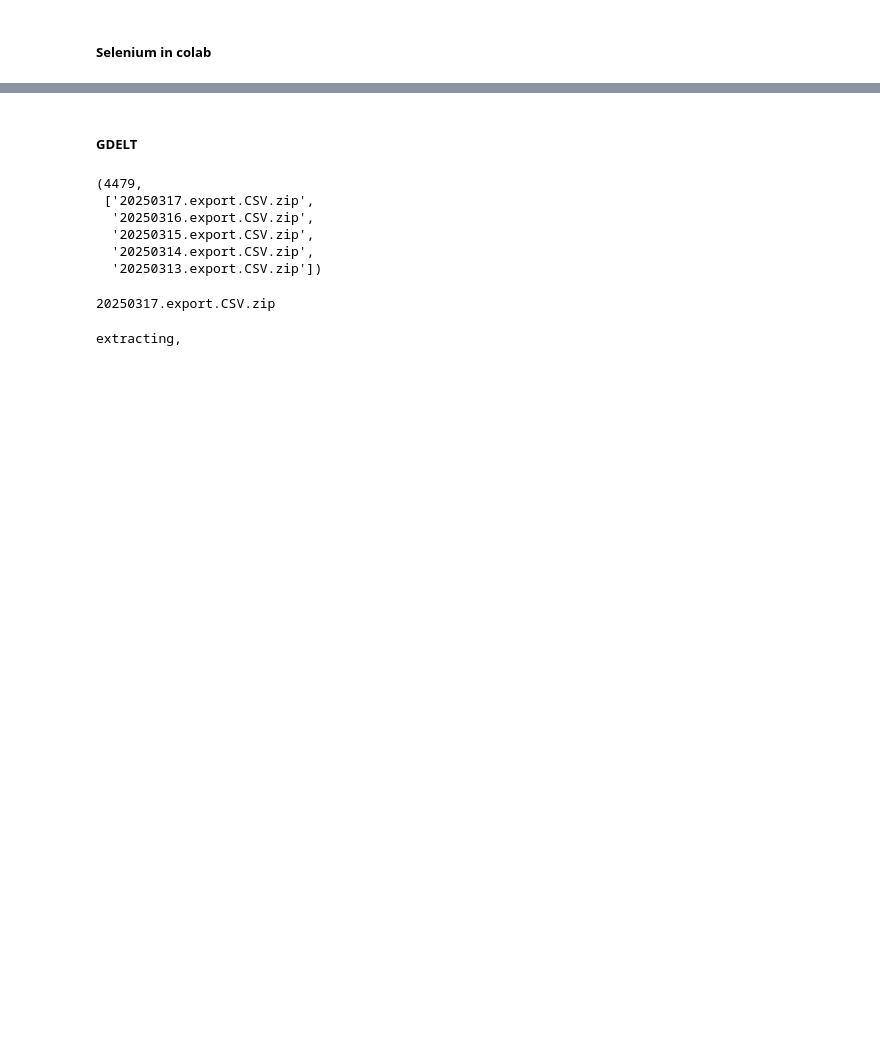
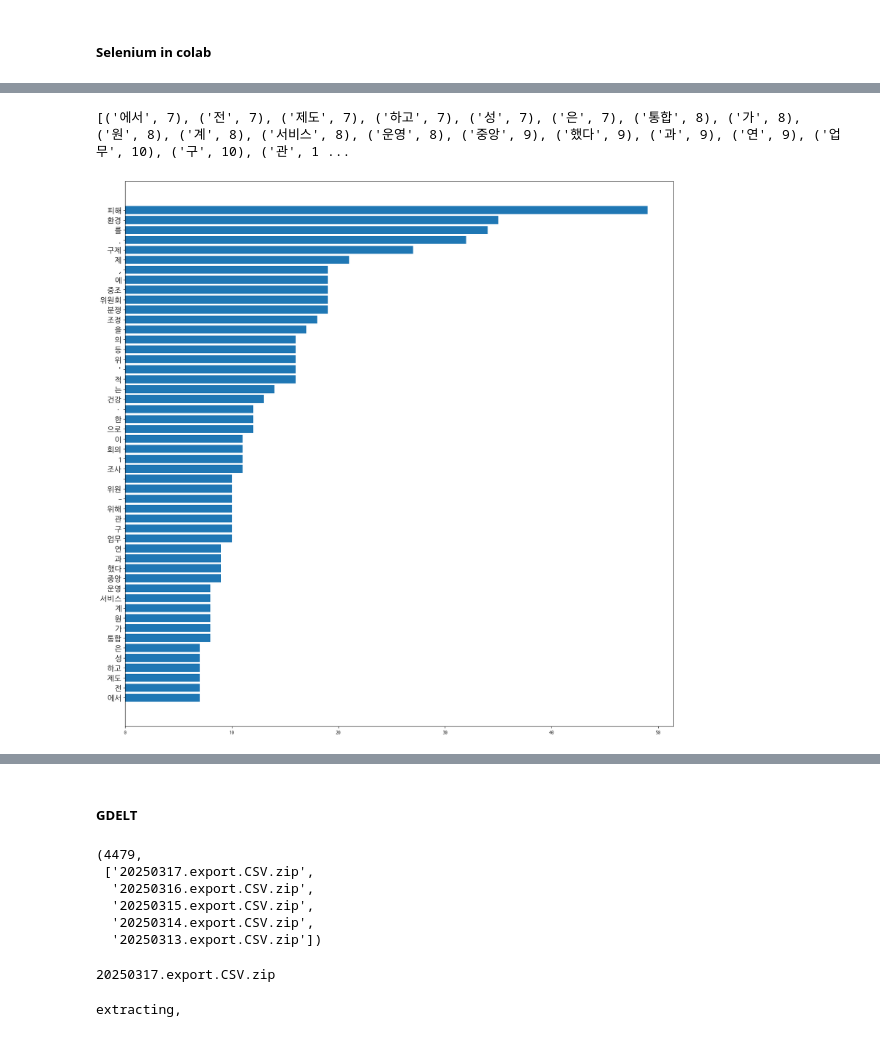
Before and after one commit to ares2012/temp, a Jupyter notebook: crawling.ipynb, the cells around one changed output, grey strips where cells are left out. Drawn from its saved outputs; the diff is of its cells as text; code cells hidden in the pictures; blank space fills up the shorter version.

```diff
--- a/crawling.ipynb
+++ b/crawling.ipynb
@@ -653,0 +957,19 @@ AttributeError: 'WebDriver' object has no attribute 'find_elements_by_xpath'
+# %%
+import math
+import time
+
+start = time.time()
+from konlpy.tag import Okt
+t = Okt()
+tokens_pos = t.pos(const_doc) #품사 태깅
+end = time.time()
+
+print('#count of tokens:', len(tokens_pos))
+print(tokens_pos[:100])
+
+print(f"{end - start:.5f} sec")
+
+
+tokens_morp = t.morphs(const_doc) #형태소 단위로 tokenize
+print('#count of tokens:', len(tokens_morp))
+print(tokens_morp[:100])
@@ -653,0 +982,21 @@ AttributeError: 'WebDriver' object has no attribute 'find_elements_by_xpath'
+# %%
+morp_cnt = {}
+for word in tokens_morp:
+    morp_cnt[word] = morp_cnt.get(word, 0) + 1
+sorted_morp = sorted(morp_cnt.items(), key=lambda kv: kv[1])
+
+def word_graph(sorted_w, max_words=10):
+
+    print(sorted_w[-max_words:])
+    n, w = zip(*sorted_w[-max_words:])
+
+    plt.subplots(figsize=(20,20))
+    plt.yticks(fontsize = 15)
+    plt.barh(range(len(n)),w,tick_label=n)
+    #plt.savefig('bar.png')  # 필요한 경우, 그래프를 이미지 파일로 저장한다.
+    plt.show()
+
+word_graph(sorted_morp, max_words=50)
+# %% [output]
+[('에서', 7), ('전', 7), ('제도', 7), ('하고', 7), ('성', 7), ('은', 7), ('통합', 8), ('가', 8), ('원', 8), ('계', 8), ('서비스', 8), ('운영', 8), ('중앙', 9), ('했다', 9), ('과', 9), ('연', 9), ('업무', 10), ('구', 10), ('관', 1 ...
+[figure, added]
```
Also changed, not shown: parts of 115 cells of this notebook, 1 other file.
